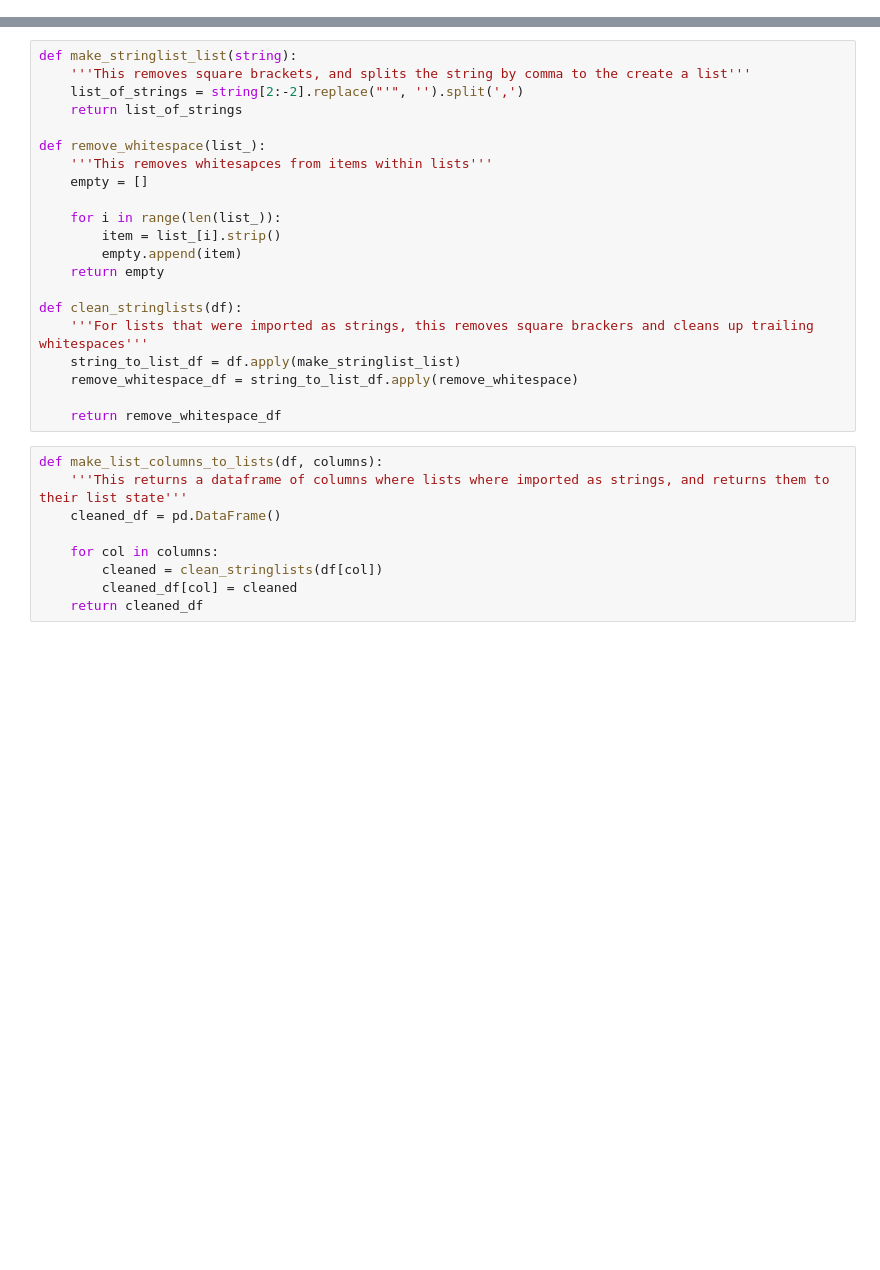
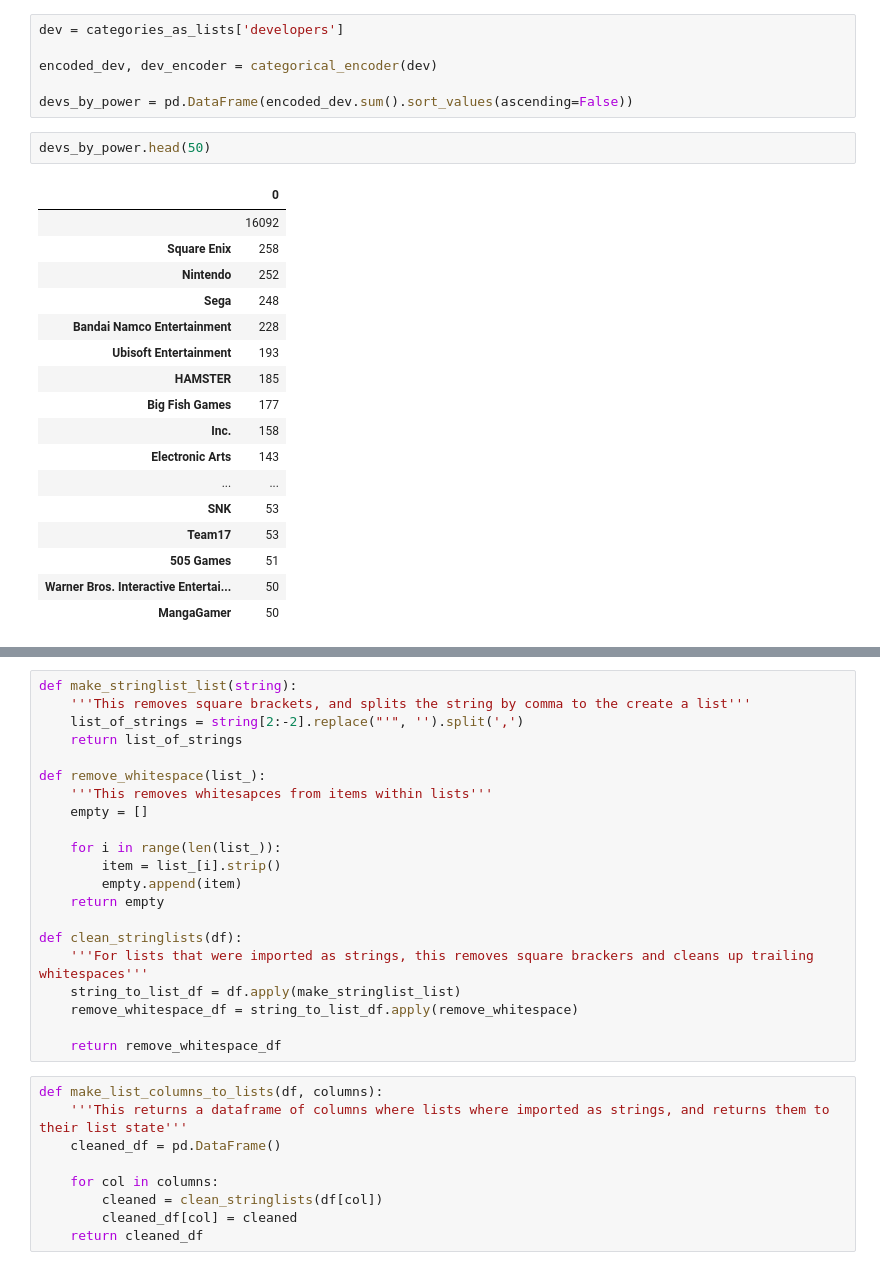
Before and after one commit to Ant-mel/legendary_game_recs, a Jupyter notebook: notebooks/Data_exploration.ipynb, the cells around one changed output, grey strips where cells are left out. Saved outputs shown, nothing was run; the diff lists cells and outputs as text; blank space fills up the shorter version.

Commit message:
Further explored our categorical features

```diff
--- a/notebooks/Data_exploration.ipynb
+++ b/notebooks/Data_exploration.ipynb
@@ -47,0 +120,26 @@ row = data['genres'][0]
+# %%
+dev = categories_as_lists['developers']
+
+encoded_dev, dev_encoder = categorical_encoder(dev)
+
+devs_by_power = pd.DataFrame(encoded_dev.sum().sort_values(ascending=False))
+# %%
+devs_by_power.head(50)
+# %% [output]
+|  | 0 |
+|  | 16092 |
+| Square Enix | 258 |
+| Nintendo | 252 |
+| Sega | 248 |
+| Bandai Namco Entertainment | 228 |
+| Ubisoft Entertainment | 193 |
+| HAMSTER | 185 |
+| Big Fish Games | 177 |
+| Inc. | 158 |
+| Electronic Arts | 143 |
+| ... | ... |
+| SNK | 53 |
+| Team17 | 53 |
+| 505 Games | 51 |
+| Warner Bros. Interactive Entertai... | 50 |
+| MangaGamer | 50 |
```
Also changed, not shown: parts of 22 cells of this notebook.
